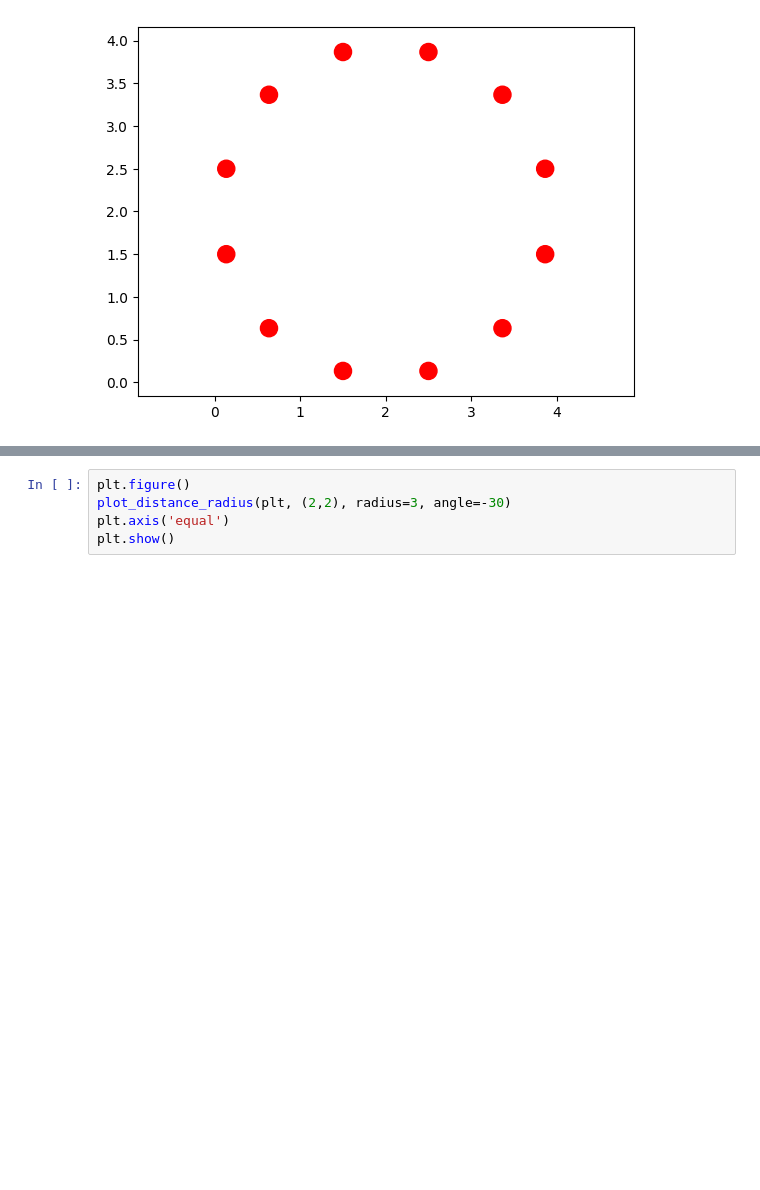
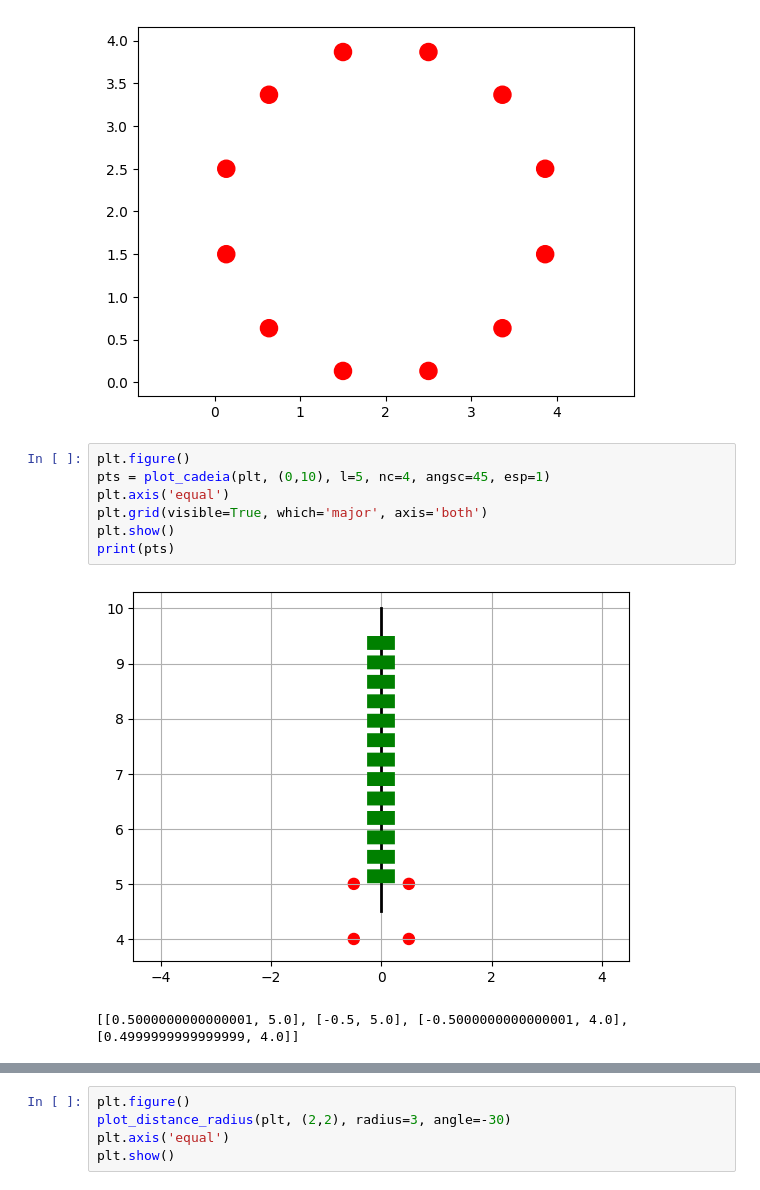
Before and after one commit to carloskleber/nbr5422, a Jupyter notebook: testePlot.ipynb, the cells around one changed output, grey strips where cells are left out. Cells and saved outputs as stored; diff of their text form; blank space fills up the shorter version.

```diff
--- a/testePlot.ipynb
+++ b/testePlot.ipynb
@@ -46,6 +48,16 @@ plt.axis('equal')
 plt.show()
 # %% [output]
 [figure]
+# %%
+plt.figure()
+pts = plot_cadeia(plt, (0,10), l=5, nc=4, angsc=45, esp=1)
+plt.axis('equal')
+plt.grid(visible=True, which='major', axis='both')
+plt.show()
+print(pts)
+# %% [output]
+[figure, added]
+[[0.5000000000000001, 5.0], [-0.5, 5.0], [-0.5000000000000001, 4.0], [0.4999999999999999, 4.0]]
 # %%
 plt.figure()
 pts = plot_cadeia(plt, (2,2), l=5, ang=15, nc=4, angsc=45, esp=1)
```
Also changed, not shown: parts of 5 cells of this notebook, 8 other files.
